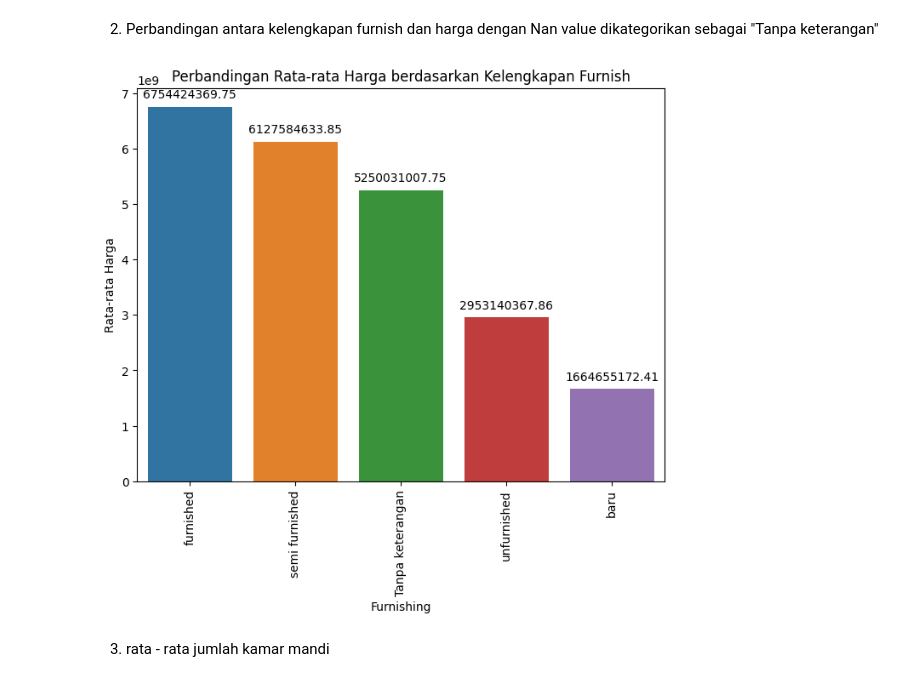
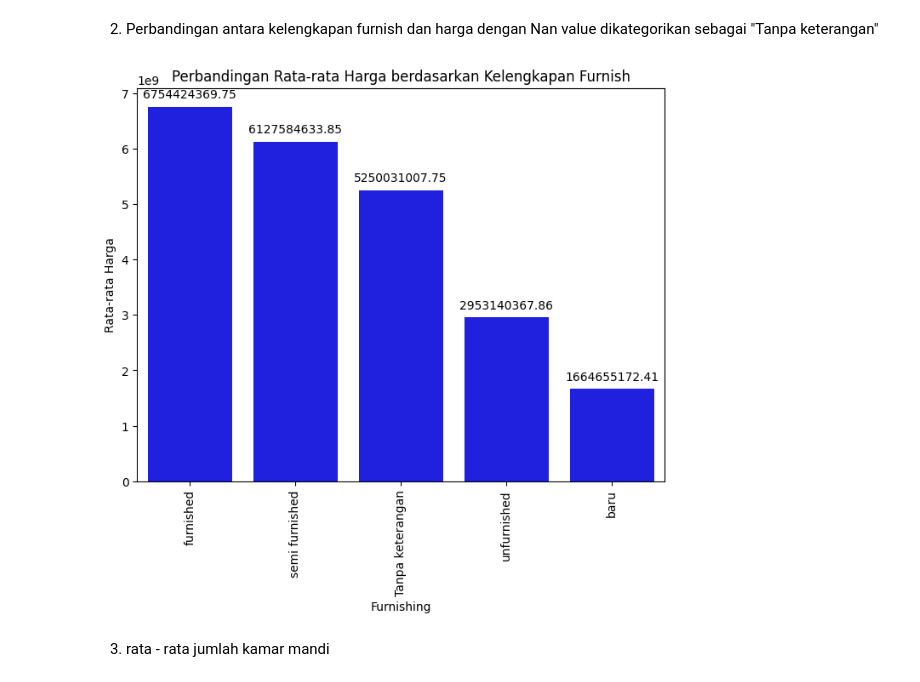
Before and after one commit to abdinegara783/ISFEST2023, a Jupyter notebook: ISFEST_Rozi.ipynb, the cells around one changed output. Cells and saved outputs as stored; diff of their text form; code cells hidden in the pictures.

```diff
--- a/ISFEST_Rozi.ipynb
+++ b/ISFEST_Rozi.ipynb
@@ -198,29 +198,29 @@ data['furnishing'].fillna("Tanpa keterangan", inplace=True)
 # %%
 # Menghitung rata-rata harga berdasarkan furnishing
 rata_harga_furnish = data.groupby('furnishing')['price_in_rp'].mean().reset_index()
 
 # Mengurutkan berdasarkan harga rata-rata secara menurun
 rata_harga_furnish = rata_harga_furnish.sort_values('price_in_rp', ascending=False)
 
 # Membuat bar plot
 plt.figure(figsize=(8, 6))
-sns.barplot(x='furnishing', y='price_in_rp', data=rata_harga_furnish)
+sns.barplot(x='furnishing', y='price_in_rp', data=rata_harga_furnish, color = 'blue')
 plt.xlabel('Furnishing')
 plt.ylabel('Rata-rata Harga')
 plt.title('Perbandingan Rata-rata Harga berdasarkan Kelengkapan Furnish')
 plt.xticks(rotation=90)
 
 # Menambahkan anotasi pada setiap bar
 for i, p in enumerate(plt.gca().patches):
     plt.gca().annotate(format(p.get_height(), '.2f'),
                        (p.get_x() + p.get_width() / 2., p.get_height()),
                        ha='center',
                        va='center',
                        xytext=(0, 10),
                        textcoords='offset points')
 plt.show()
 # %% [output]
-[figure, old version]
+[figure, new version]
 # %% [markdown]
 3. rata - rata jumlah kamar mandi
 # %%
```
Also changed, not shown: parts of 4 cells of this notebook.
